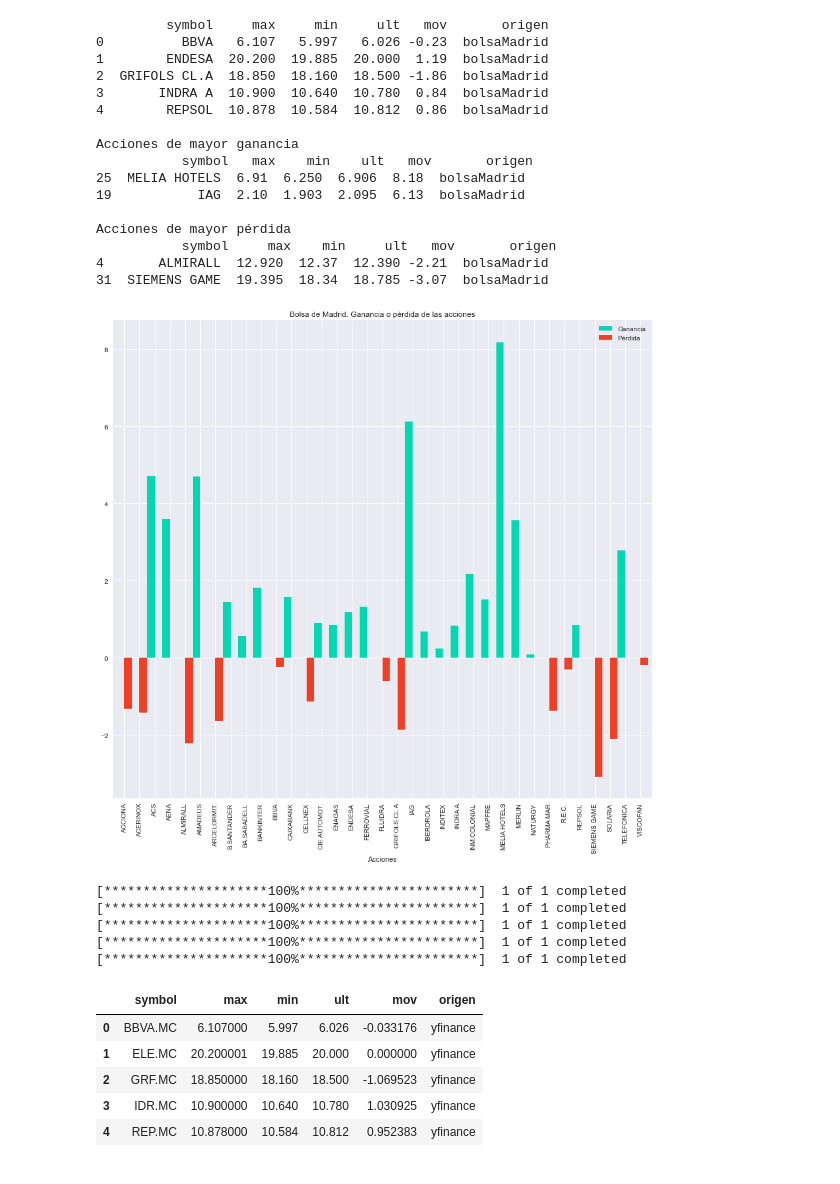
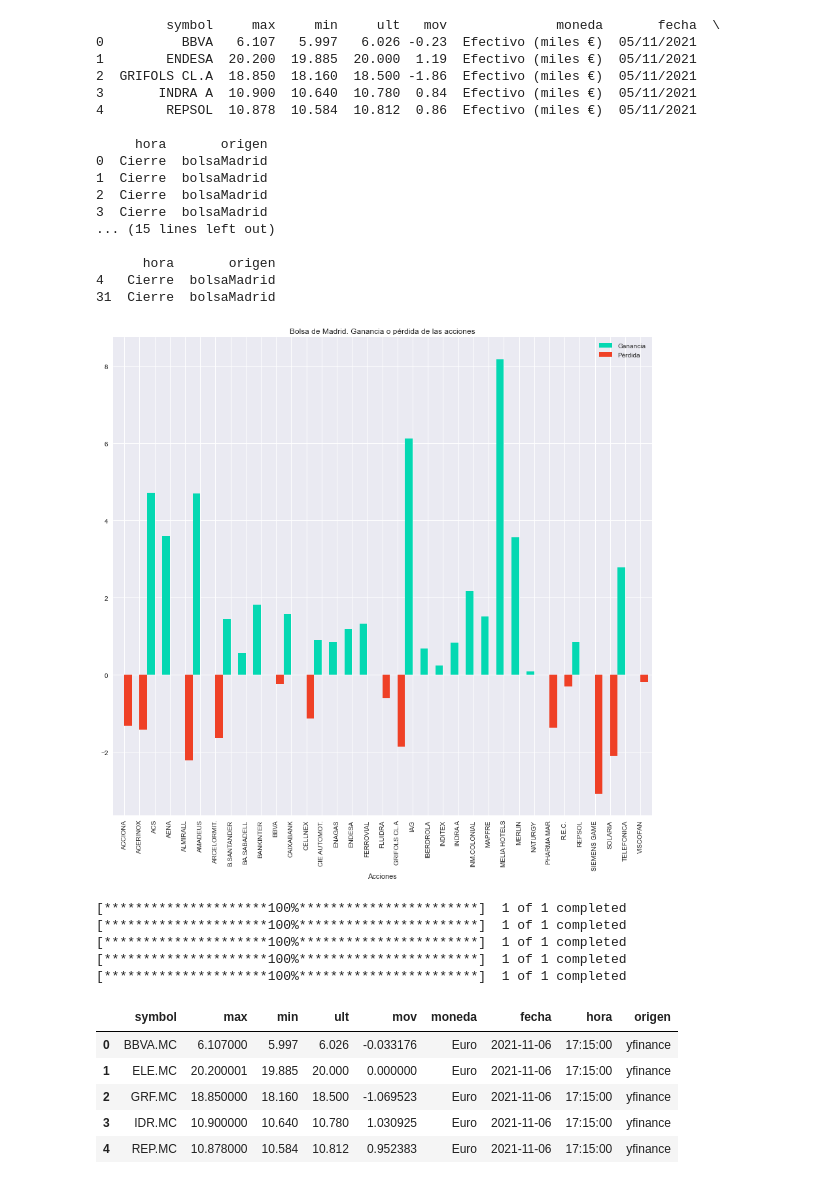
Before and after one commit to pptscdia2021/pp12021grupo2_a2-grupo2, a Jupyter notebook: TP2 Webscraping&api/Jupyter/prueba2.ipynb, the cells around one changed output. Drawn from its saved outputs; the diff is of its cells as text; code cells hidden in the pictures.

Commit message:
moneda, fecha y hora

```diff
--- a/TP2 Webscraping&api/Jupyter/prueba2.ipynb
+++ b/TP2 Webscraping&api/Jupyter/prueba2.ipynb
@@ -14,10 +15,13 @@ class Accion:
         self.min = datosAccion[mercado.campo_valorMinimo]
         self.ult = datosAccion[mercado.campo_UltimoPrecio]
         self.mov = datosAccion[mercado.campo_cambio]
+        self.moneda = datosAccion[mercado.campo_moneda]
+        self.fecha = datosAccion[mercado.campo_fecha]
+        self.hora = datosAccion[mercado.campo_hora]
         self.origen = mercado.__class__.__name__
 
     def keys(self):
-        return ('symbol', 'max', 'min', 'ult', 'mov', 'origen')
+        return ('symbol', 'max', 'min', 'ult', 'mov', 'moneda','fecha','hora','origen')
 
     def __getitem__(self, item):
         return getattr(self, item)
@@ -101,6 +105,9 @@ class bolsaMadrid(Origen):
     campo_valorMinimo = 'Mín'
     campo_UltimoPrecio = 'Últ'
     campo_cambio = '% Dif'
+    campo_moneda = 'Moneda'
+    campo_fecha = 'Fecha'
+    campo_hora = 'Hora'
 
     def __init__(self):
         super().__init__()
@@ -133,6 +140,8 @@ class bolsaMadrid(Origen):
         #creamos el dataframe usando la lista columnas,pasamos el contenido (de la posicion 1 en adelante), y lo encabezados en (posicion 0)
         df = pd.DataFrame(columnas[1:], columns=columnas[0])
 
+        df=df.assign(Moneda=(headers[6])) #agregamos el campo moneda
+
         #Convertirmos a float
         df = self.__convertirAFloat(df)
 
@@ -163,22 +172,23 @@ bolsamadrid.graficarGananciaPerdida(titulo='Bolsa de Madrid. Ganancia o pérdida
 #accion = bolsamadrid.accion('BBVA')
 #print(accion.mov) """
 # %% [output]
-         symbol     max     min     ult   mov       origen
-0          BBVA   6.107   5.997   6.026 -0.23  bolsaMadrid
-1        ENDESA  20.200  19.885  20.000  1.19  bolsaMadrid
-2  GRIFOLS CL.A  18.850  18.160  18.500 -1.86  bolsaMadrid
-3       INDRA A  10.900  10.640  10.780  0.84  bolsaMadrid
-4        REPSOL  10.878  10.584  10.812  0.86  bolsaMadrid
+         symbol     max     min     ult   mov              moneda       fecha  \
+0          BBVA   6.107   5.997   6.026 -0.23  Efectivo (miles €)  05/11/2021
+1        ENDESA  20.200  19.885  20.000  1.19  Efectivo (miles €)  05/11/2021
+2  GRIFOLS CL.A  18.850  18.160  18.500 -1.86  Efectivo (miles €)  05/11/2021
+3       INDRA A  10.900  10.640  10.780  0.84  Efectivo (miles €)  05/11/2021
+4        REPSOL  10.878  10.584  10.812  0.86  Efectivo (miles €)  05/11/2021
 
-Acciones de mayor ganancia
-           symbol   max    min    ult   mov       origen
-25  MELIA HOTELS  6.91  6.250  6.906  8.18  bolsaMadrid
-19           IAG  2.10  1.903  2.095  6.13  bolsaMadrid
+     hora       origen
+0  Cierre  bolsaMadrid
+1  Cierre  bolsaMadrid
+2  Cierre  bolsaMadrid
+3  Cierre  bolsaMadrid
+... (15 lines left out)
 
-Acciones de mayor pérdida
-           symbol     max    min     ult   mov       origen
-4       ALMIRALL  12.920  12.37  12.390 -2.21  bolsaMadrid
-31  SIEMENS GAME  19.395  18.34  18.785 -3.07  bolsaMadrid
+      hora       origen
+4   Cierre  bolsaMadrid
+31  Cierre  bolsaMadrid
 [figure]
 # %%
 class yfinance(Origen):
@@ -187,44 +197,49 @@ class yfinance(Origen):
     campo_valorMinimo = 'Low'
     campo_UltimoPrecio = 'Close'
     campo_cambio = 'Dif'
+    campo_moneda = 'Moneda'
+    campo_fecha = 'Fecha'
+    campo_hora = 'Hora'
 
     def __init__(self):
         super().__init__()
 
     def actualizarBD(self, acciones):
         df_list = list()
         for accion in acciones:
             if not " " in accion and ".MC" in accion:
                 data = yf.download(accion, group_by='ticker', period='1d')
                 if not data.empty:
                     data['Ticker'] = accion
                     data['Dif'] = self.__calcularDiferencia(data['Open'], data['Close'])
                     df_list.append(data)
 
         if len(df_list) > 0:
             df = pd.concat(df_list)
+            #agregamos moneda, fecha y hora
+            df=df.assign(Moneda='Euro',Fecha=datetime.now().strftime('%Y-%m-%d'),Hora=datetime.now().strftime('%H:%M:%S'))
             self._guardarEnBD(df)
 
     def __calcularDiferencia(self, A, B):
         return (B*100)/A-100
 
 yahooFinance = yfinance()
 yahooFinance.actualizarBD(nombreDeAcciones)
 #yahooFinance.visualizarBD()
 #yahooFinance.visualizarDF()
 yahooFinance.filtrarAcciones(nombreDeAcciones)
 # %% [output]
 [*********************100%***********************]  1 of 1 completed
 [*********************100%***********************]  1 of 1 completed
 [*********************100%***********************]  1 of 1 completed
 [*********************100%***********************]  1 of 1 completed
 [*********************100%***********************]  1 of 1 completed
-|  | symbol | max | min | ult | mov | origen |
-| 0 | BBVA.MC | 6.107000 | 5.997 | 6.026 | -0.033176 | yfinance |
-| 1 | ELE.MC | 20.200001 | 19.885 | 20.000 | 0.000000 | yfinance |
-| 2 | GRF.MC | 18.850000 | 18.160 | 18.500 | -1.069523 | yfinance |
-| 3 | IDR.MC | 10.900000 | 10.640 | 10.780 | 1.030925 | yfinance |
-| 4 | REP.MC | 10.878000 | 10.584 | 10.812 | 0.952383 | yfinance |
+|  | symbol | max | min | ult | mov | moneda | fecha | hora | origen |
+| 0 | BBVA.MC | 6.107000 | 5.997 | 6.026 | -0.033176 | Euro | 2021-11-06 | 17:15:00 | yfinance |
+| 1 | ELE.MC | 20.200001 | 19.885 | 20.000 | 0.000000 | Euro | 2021-11-06 | 17:15:00 | yfinance |
+| 2 | GRF.MC | 18.850000 | 18.160 | 18.500 | -1.069523 | Euro | 2021-11-06 | 17:15:00 | yfinance |
+| 3 | IDR.MC | 10.900000 | 10.640 | 10.780 | 1.030925 | Euro | 2021-11-06 | 17:15:00 | yfinance |
+| 4 | REP.MC | 10.878000 | 10.584 | 10.812 | 0.952383 | Euro | 2021-11-06 | 17:15:00 | yfinance |
 # %%
 class investPy(Origen):
 
```
Also changed, not shown: parts of 3 cells of this notebook, 1 other file.
